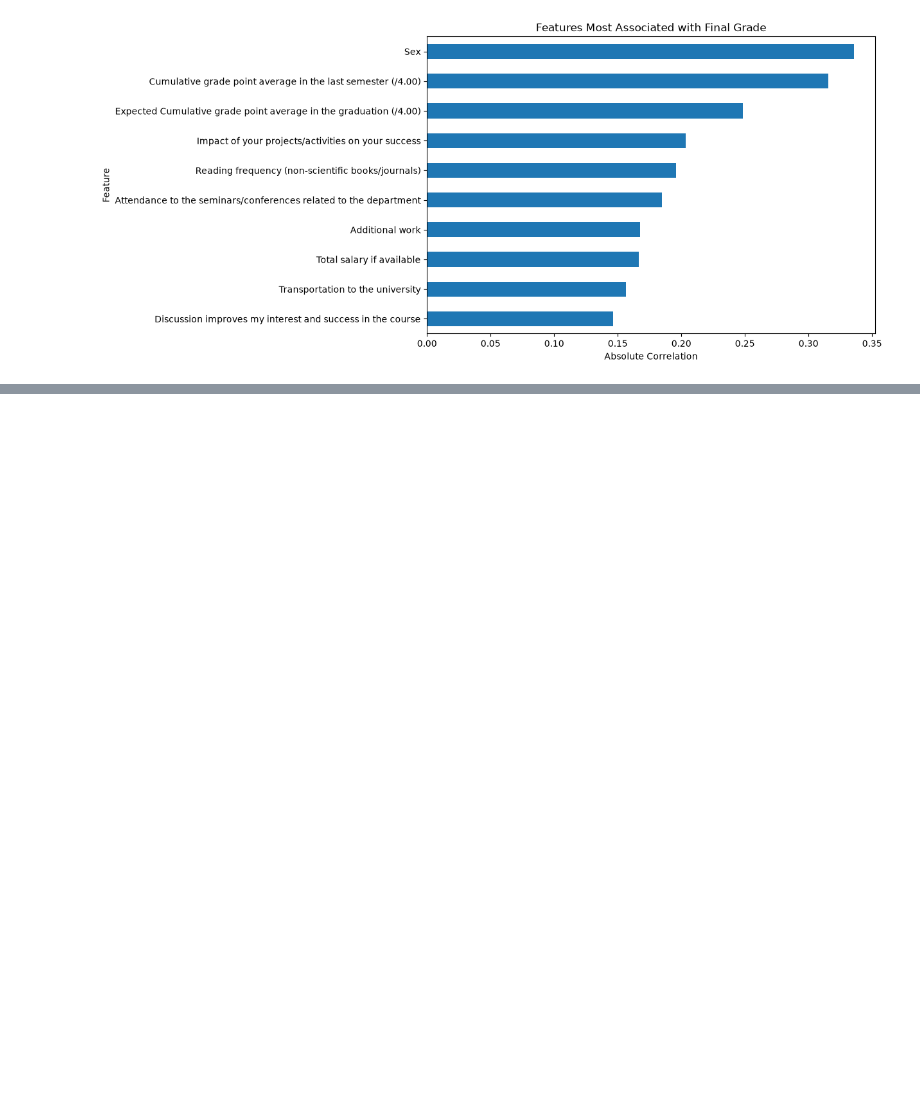
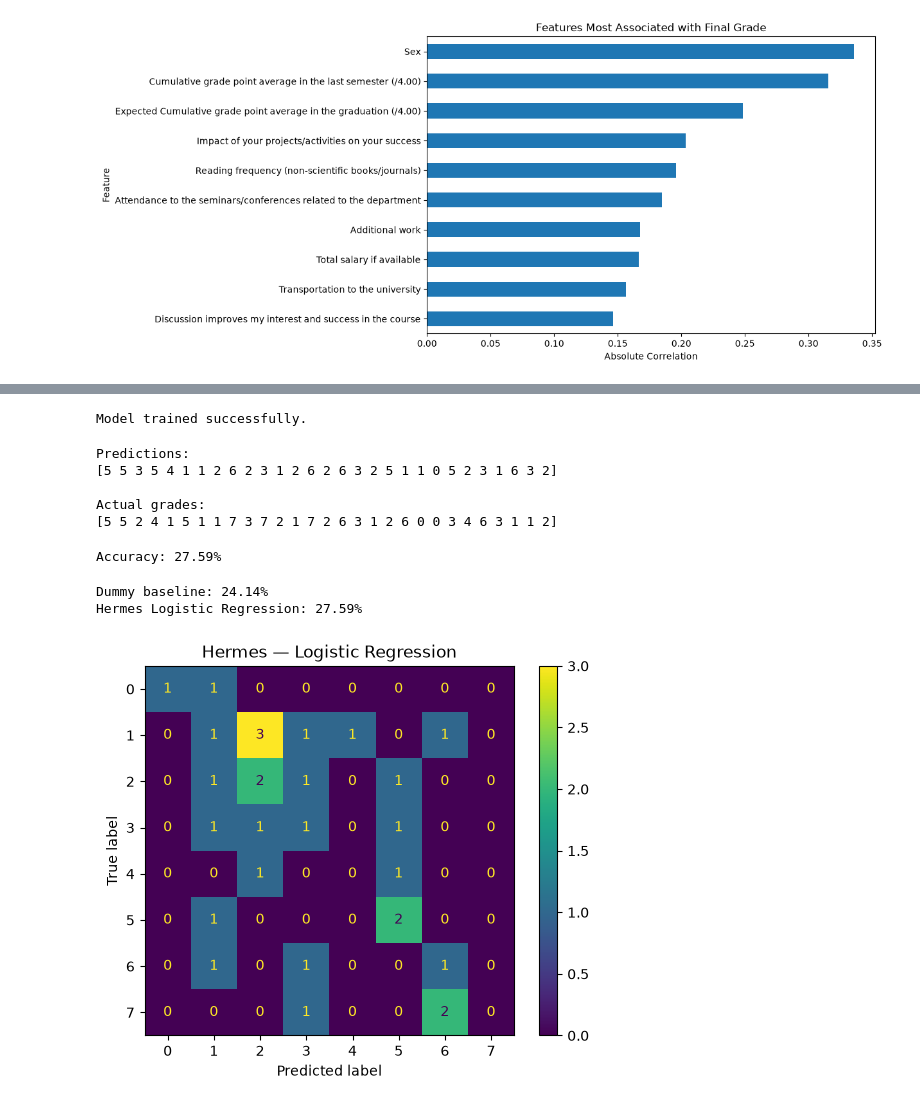
Before and after one commit to P0RUS/Hermes, a Jupyter notebook: notebooks/analysis.ipynb, the cells around one changed output, grey strips where cells are left out. Drawn from its saved outputs; the diff is of its cells as text; code cells hidden in the pictures; blank space fills up the shorter version.

```diff
--- a/notebooks/analysis.ipynb
+++ b/notebooks/analysis.ipynb
@@ -239,3 +226,16 @@ plt.ylabel("Feature")
 plt.show()
 # %% [output]
 [figure]
+# %%
+from sklearn.model_selection import train_test_split
+
+X_train, X_test, y_train, y_test = train_test_split(
+    X,
+    y.values.ravel(),
+    test_size=0.2,
+    random_state=42,
+    stratify=y.values.ravel()
+)
+
+print("Training students:", len(X_train))
+print("Testing students:", len(X_test))
@@ -241,0 +245,65 @@ plt.show()
+# %%
+from sklearn.linear_model import LogisticRegression
+
+model = LogisticRegression(
+    max_iter=5000
+)
+
+model.fit(X_train, y_train)
+
+print("Model trained successfully.")
+# %% [output]
+Model trained successfully.
+# %%
+y_pred = model.predict(X_test)
+
+print("Predictions:")
+print(y_pred)
+
+print("\nActual grades:")
+print(y_test)
+# %% [output]
+Predictions:
+[5 5 3 5 4 1 1 2 6 2 3 1 2 6 2 6 3 2 5 1 1 0 5 2 3 1 6 3 2]
+
+Actual grades:
+[5 5 2 4 1 5 1 1 7 3 7 2 1 7 2 6 3 1 2 6 0 0 3 4 6 3 1 1 2]
+# %%
+from sklearn.metrics import accuracy_score
+
+accuracy = accuracy_score(y_test, y_pred)
+
+print(f"Accuracy: {accuracy:.2%}")
+# %% [output]
+Accuracy: 27.59%
+# %%
+from sklearn.dummy import DummyClassifier
+
+dummy = DummyClassifier(strategy="most_frequent")
+
+dummy.fit(X_train, y_train)
+
+dummy_pred = dummy.predict(X_test)
+
+dummy_accuracy = accuracy_score(y_test, dummy_pred)
+
+print(f"Dummy baseline: {dummy_accuracy:.2%}")
+print(f"Hermes Logistic Regression: {accuracy:.2%}")
+# %% [output]
+Dummy baseline: 24.14%
+Hermes Logistic Regression: 27.59%
+# %%
+from sklearn.metrics import confusion_matrix, ConfusionMatrixDisplay
+
+cm = confusion_matrix(y_test, y_pred)
+
+disp = ConfusionMatrixDisplay(
+    confusion_matrix=cm
+)
+
+disp.plot()
+
+plt.title("Hermes — Logistic Regression")
+plt.show()
+# %% [output]
+[figure, added]
```
Also changed, not shown: parts of 19 cells of this notebook.
